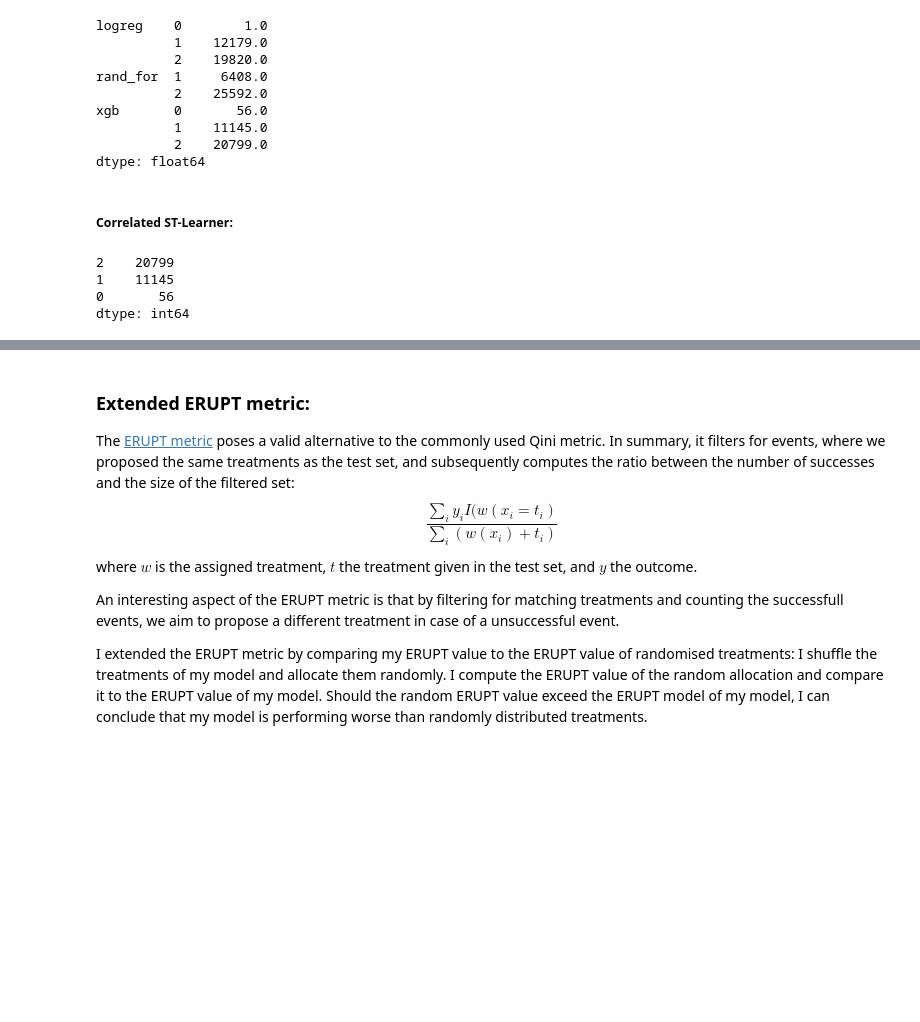
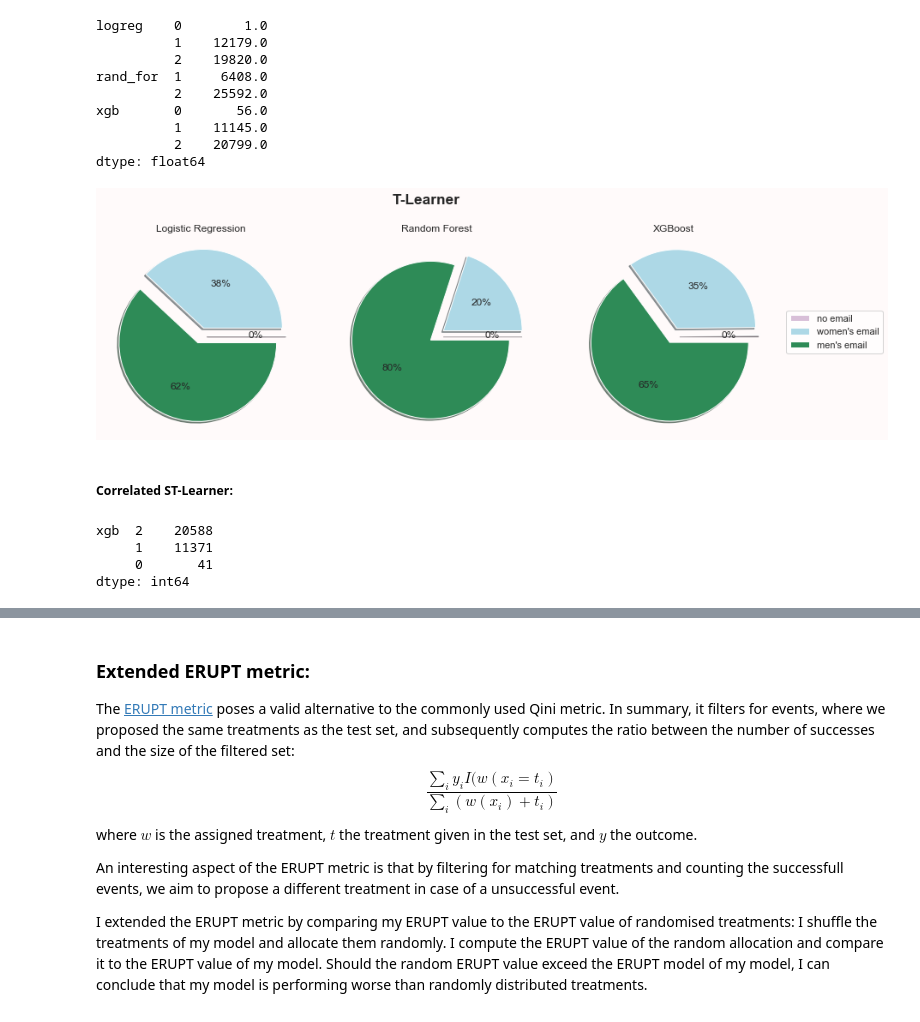
Before and after one commit to HeddaZa/Causal_ML, a Jupyter notebook: CausalML.ipynb, the cells around one changed output, grey strips where cells are left out. Drawn from its saved outputs; the diff is of its cells as text; code cells hidden in the pictures; blank space fills up the shorter version.

```diff
--- a/CausalML.ipynb
+++ b/CausalML.ipynb
@@ -224,15 +180,21 @@ xgb       0       56.0
           1    11145.0
           2    20799.0
 dtype: float64
+# %%
+lst = ['logreg','rand_for','xgb']
+plots.pie_plot_best_outcome(T_Learner,lst,'T-Learner')
+# %% [output]
+[figure, added]
 # %% [markdown]
 <h5><b>Correlated ST-Learner:</b></h5>
 # %%
 ct = CorrSTLearner(hillstrom_features, hillstrom_treatment, hillstrom_target)
 ct.prepare_data()
 best_proba_xgb_cT = ct.get_proba(seed=42, use_label_encoder=False, max_depth=1,eval_metric="logloss")
-best_proba_xgb_T.value_counts()
+corrST_Learner = pd.DataFrame({'xgb' :best_proba_xgb_cT})
+corrST_Learner.apply(lambda x: x.value_counts()).T.stack()
 # %% [output]
-2    20799
-1    11145
-0       56
+xgb  2    20588
+     1    11371
+     0       41
 dtype: int64
```
Also changed, not shown: parts of 8 cells of this notebook, 1 other file.
